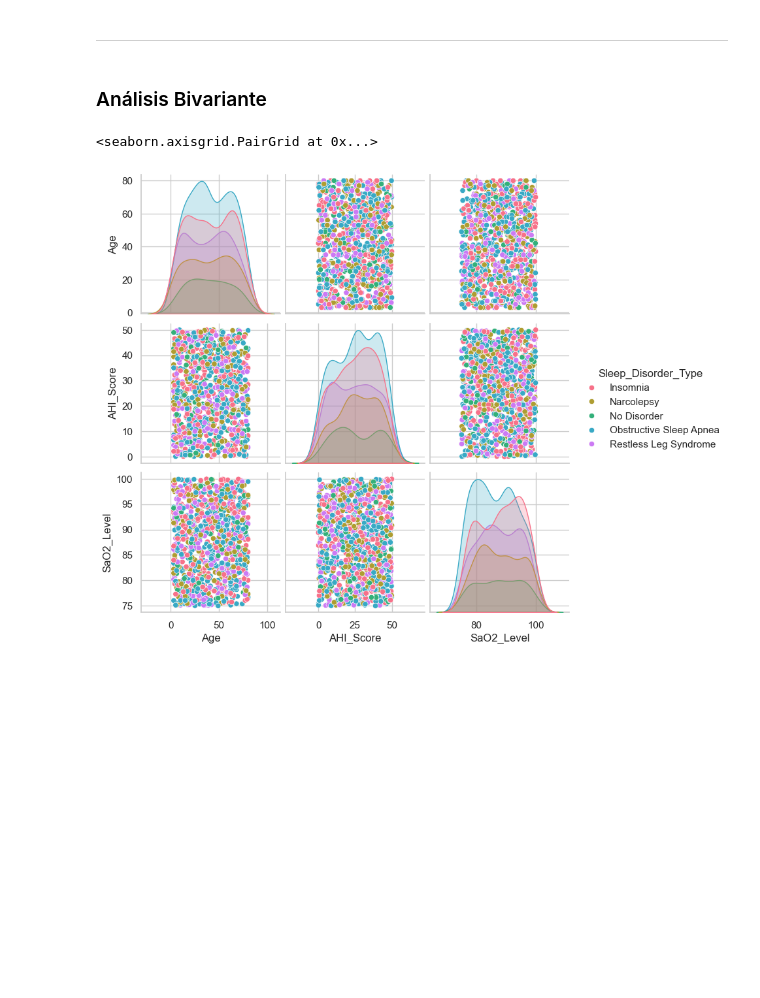
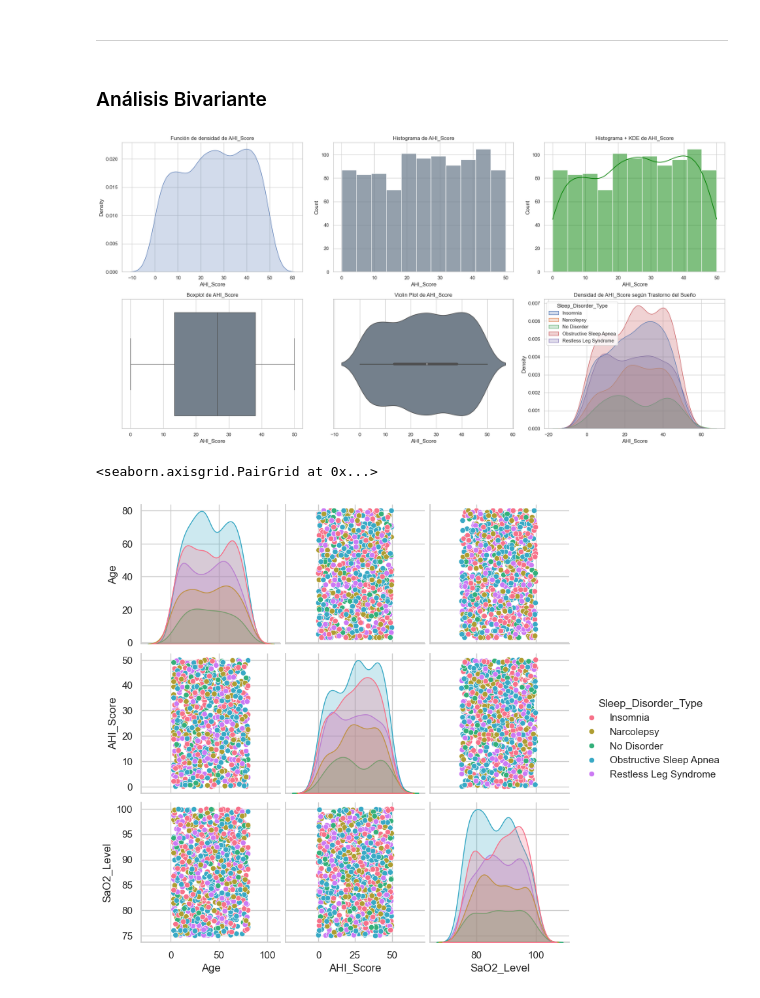
Before and after one commit to NaiSaratxaga/ML_sleep_lifestyle_predictor, a Jupyter notebook: notebooks/02_LimpiezaEDA.ipynb, the cells around one changed output. Cells and saved outputs as stored; diff of their text form; code cells hidden in the pictures; blank space fills up the shorter version.

```diff
--- a/notebooks/02_LimpiezaEDA.ipynb
+++ b/notebooks/02_LimpiezaEDA.ipynb
@@ -292,6 +253,45 @@ axes[1, 2].set_title("FDP + target"); """
 ---
 # %% [markdown]
 ### Análisis Bivariante
+# %%
+# Crear una figura de subplots (2 filas, 3 columnas)
+fig, axes = plt.subplots(2, 3, figsize=(20, 10))
+
+# -----------------------------------------
+# 1. Función de densidad (KDE) sola
+sns.kdeplot(df['AHI_Score'], fill=True, ax=axes[0, 0])
+axes[0, 0].set_title("Función de densidad de AHI_Score")
+
+# -----------------------------------------
+# 2. Histograma solo
+sns.histplot(df['AHI_Score'], kde=False, color='slategray', ax=axes[0, 1])
+axes[0, 1].set_title("Histograma de AHI_Score")
+
+# -----------------------------------------
+# 3. Histograma + función de densidad
+sns.histplot(df['AHI_Score'], kde=True, color='green', ax=axes[0, 2])
+axes[0, 2].set_title("Histograma + KDE de AHI_Score")
+
+# -----------------------------------------
+# 4. Boxplot
+sns.boxplot(x=df['AHI_Score'], color="slategray", ax=axes[1, 0])
+axes[1, 0].set_title("Boxplot de AHI_Score")
+
+# -----------------------------------------
+# 5. Violin plot
+sns.violinplot(x=df['AHI_Score'], color="slategray", ax=axes[1, 1])
+axes[1, 1].set_title("Violin Plot de AHI_Score")
+
+# -----------------------------------------
+# 6. Función de densidad según tipo de trastorno
+sns.kdeplot(data=df, x='AHI_Score', hue='Sleep_Disorder_Type', ax=axes[1, 2], fill=True)
+axes[1, 2].set_title("Densidad de AHI_Score según Trastorno del Sueño")
+
+# Ajustes finales
+plt.tight_layout()
+plt.show()
+# %% [output]
+[figure, added]
 # %%
 # Pairplot: variables numéricas vs tipo de trastorno del sueño
 sns.pairplot(df,
```
Also changed, not shown: parts of 1 cell of this notebook.
